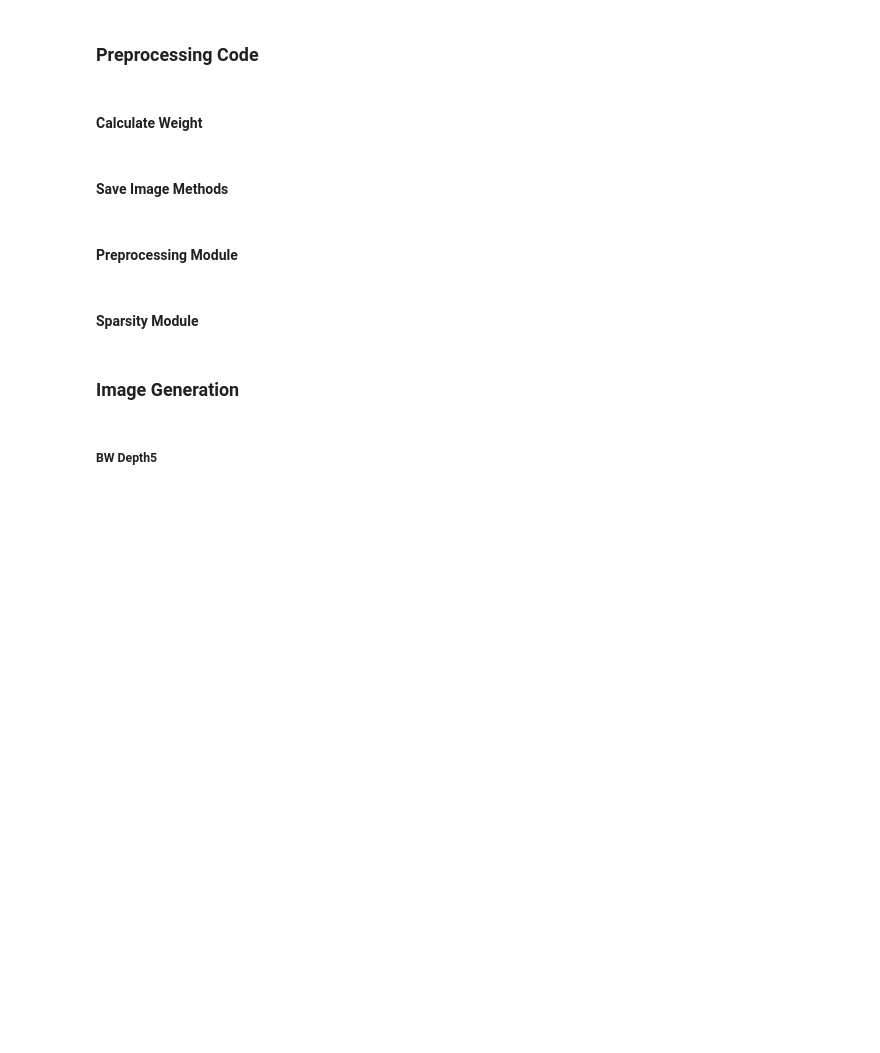
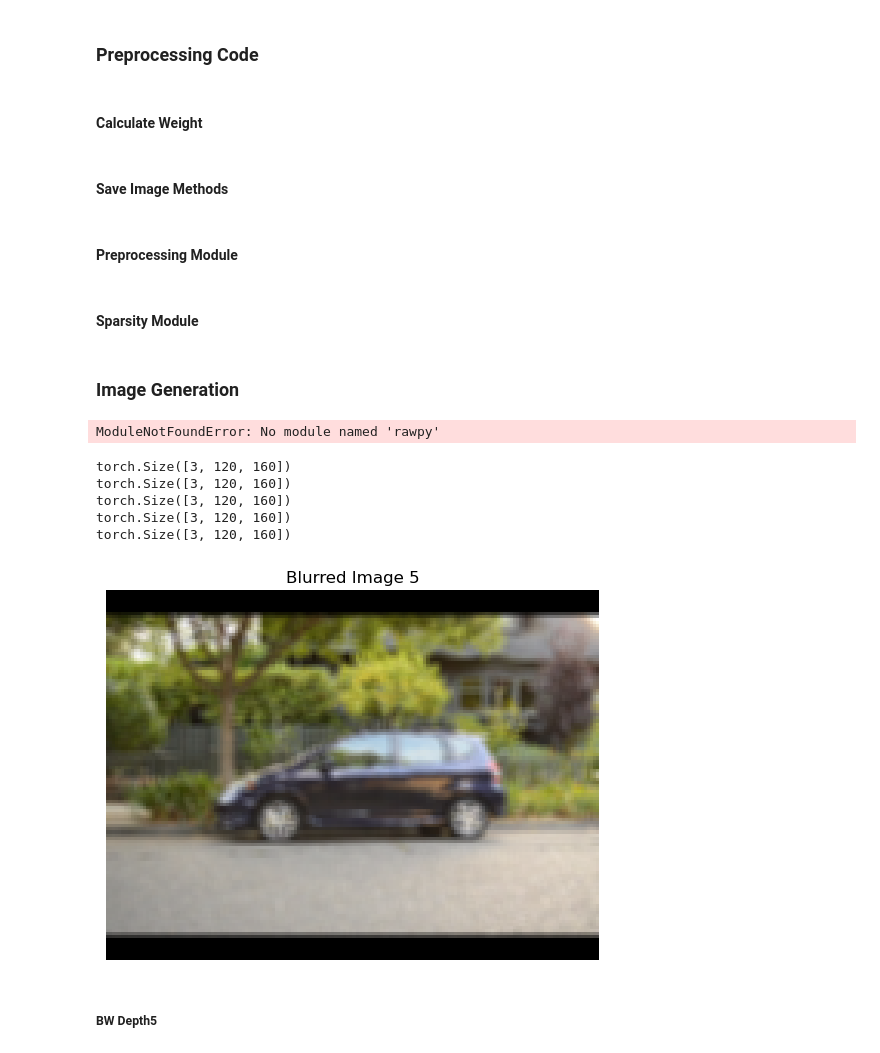
Before and after one commit to LiaNimmermann/Visualization-Notebooks, a Jupyter notebook: Processed-Images/Preprocess-images copy.ipynb, the cells around one changed output. Saved outputs shown, nothing was run; the diff lists cells and outputs as text; code cells hidden in the pictures; blank space fills up the shorter version.

```diff
--- a/Processed-Images/Preprocess-images copy.ipynb
+++ b/Processed-Images/Preprocess-images copy.ipynb
@@ -314,5 +314,66 @@ class SparsityPreprocessing(nn.Module):
         return x
 # %% [markdown]
 ### Image Generation
+# %%
+import rawpy
+
+blur_kernel = create_blur_kernel()
+conv_blur = nn.Conv2d(3, 3 * 4, 3, stride=(1, 1), padding=1, padding_mode='replicate', groups=3, bias=False)
+
+conv_blur.weight = nn.Parameter(tensor(np.array([[blur_kernel],
+                                                        [blur_kernel],
+                                                        [blur_kernel]]), requires_grad=False).float())
+
+custom_layer = nn.Conv2d(1 * 3, out_channels=3, kernel_size=1,
+                                stride=1, padding=0, bias=False)
+
+weight_array = calculate_weight(3, 4, True, False, False)
+
+custom_layer.weight = nn.Parameter(tensor(np.array(weight_array), requires_grad=False).float())
+# Transform for images
+transform = T.Compose([
+    T.ToTensor()
+])
+# %% [output]
+ModuleNotFoundError: No module named 'rawpy'
+# %%
+# Get C:\Users\dekav\VSC-Code\Visualization-Notebooks\Processed-Images\images\Bild3.png
+img = Image.open("C:\\Users\\dekav\\VSC-Code\\Visualization-Notebooks\\Processed-Images\\images\\2014_000982.nef").convert("RGB")
+x = transform(img).unsqueeze(0)  # (1,3,H,W)
+
+
+concat_image = x
+save_image_rgb(x, "result", f"blurred_image_0", 3, "C:\\Users\\dekav\\VSC-Code\\Visualization-Notebooks\\Processed-Images\\blurring-steps", single_channel_images=False)
+y = torch.zeros((5, 3, x.shape[2], x.shape[3]))  # (num_images-1, channels, H, W)
+for i in range(5):
+    x = conv_blur(x)
+    y[i] = x.detach()
+    #y = torch.ones_like(y) + y
+    print(y[i].shape)
+    # Save the blurred image
+    save_image_rgb(y[i], "result", f"blurred_image_{i+1}", 3, "C:\\Users\\dekav\\VSC-Code\\Visualization-Notebooks\\Processed-Images\\blurring-steps", single_channel_images=False)
+
+if False:
+    for i in range(5):
+        x = x - y[i]
+        # print min and max of x
+        print(f"min: {torch.min(x)}, max: {torch.max(x)}")
+
+    save_image_rgb(x, "result", f"blurred_image_diff", 3, "C:\\Users\\dekav\\VSC-Code\\Visualization-Notebooks\\Processed-Images\\blurring-steps", single_channel_images=False)
+
+
+# show y
+y_image = y[0].permute(1, 2, 0).cpu().numpy()
+plt.imshow(y_image)
+plt.title(f"Blurred Image {i+1}")
+plt.axis('off')
+plt.show()
+# %% [output]
+torch.Size([3, 120, 160])
+torch.Size([3, 120, 160])
+torch.Size([3, 120, 160])
+torch.Size([3, 120, 160])
+torch.Size([3, 120, 160])
+[figure, added]
 # %% [markdown]
 ##### BW Depth5
```
Also changed, not shown: parts of 4 cells of this notebook, 50 other files.
